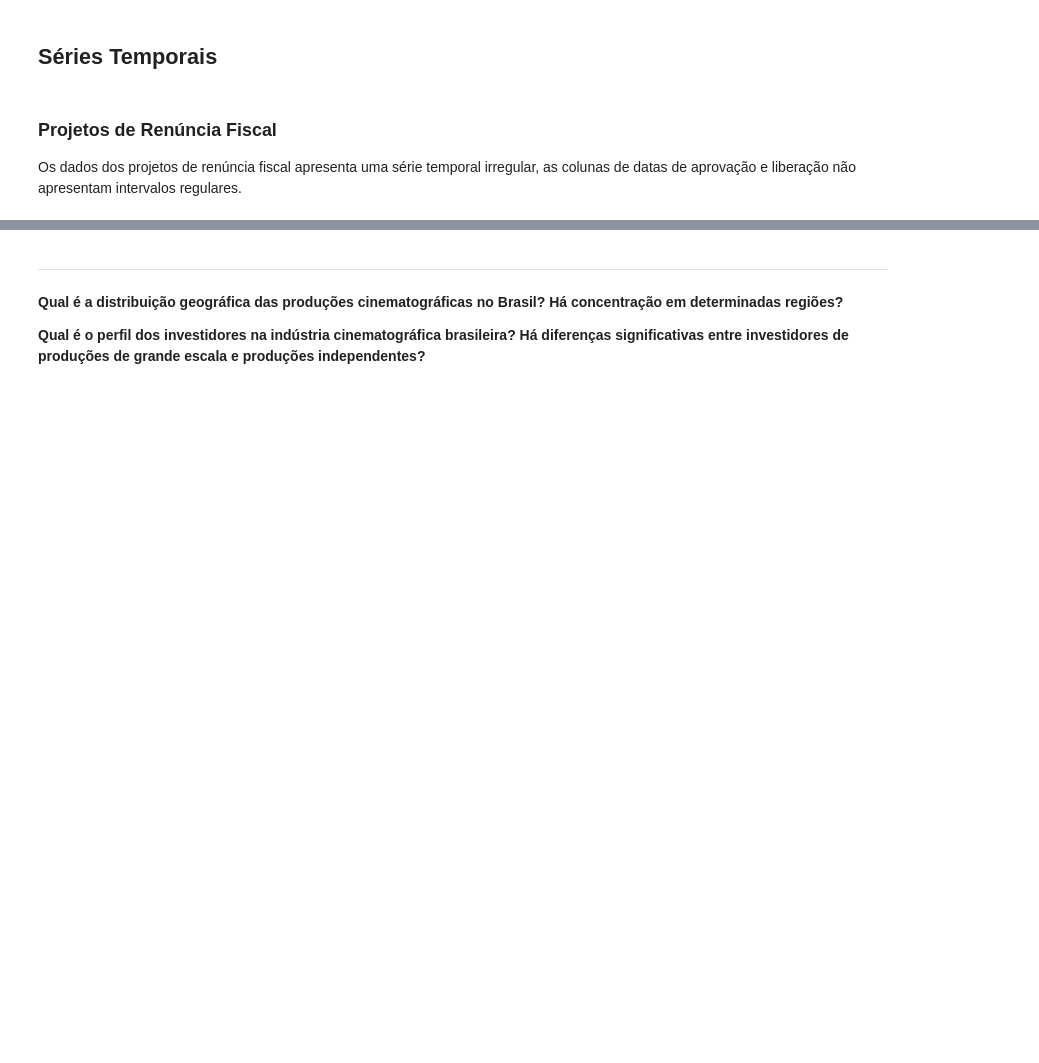
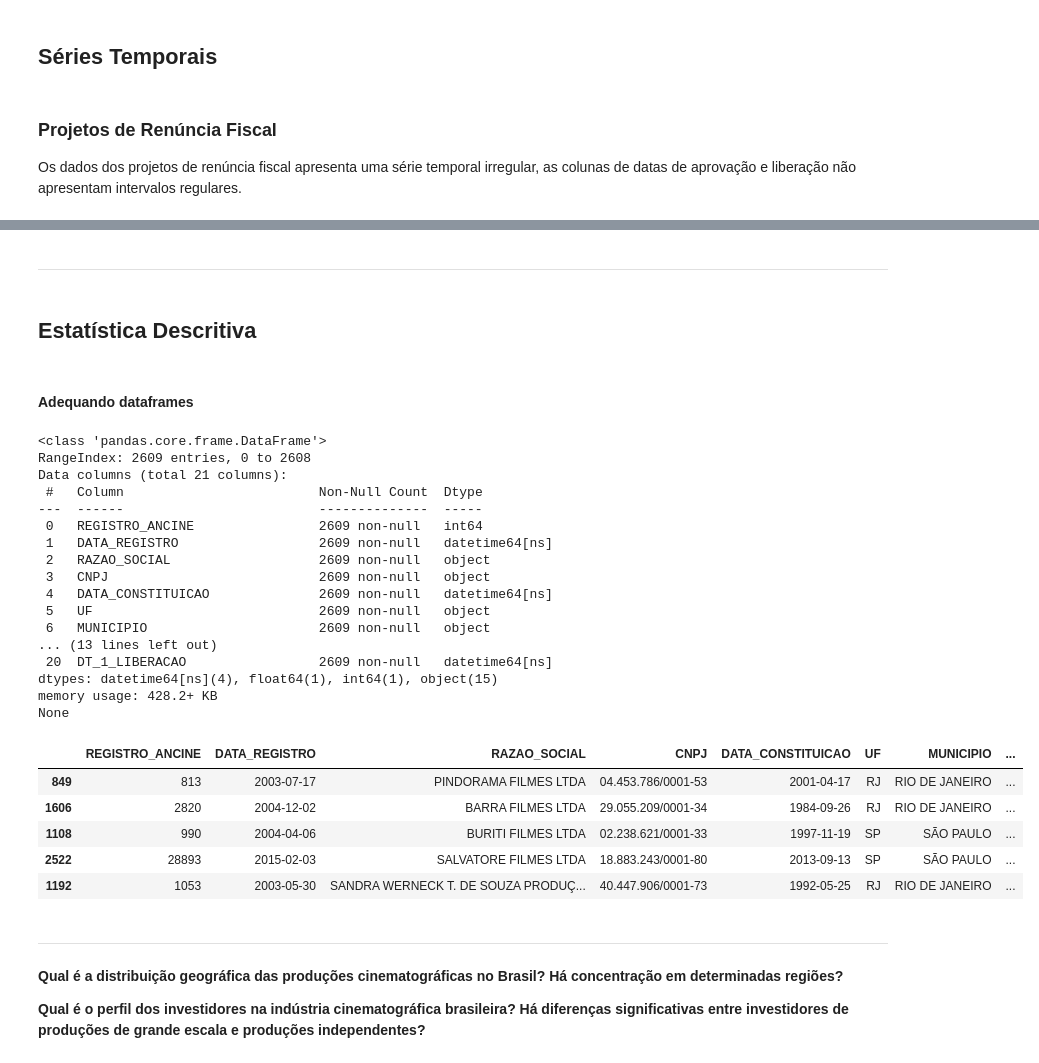
Before and after one commit to fonsecadados/AgenciaNacionalDoCinema_ANCINE, a Jupyter notebook: ANCINE_DesafiosEOportunidades.ipynb, the cells around one changed output, grey strips where cells are left out. Cells and saved outputs as stored; diff of their text form; code cells hidden in the pictures; blank space fills up the shorter version.

```diff
--- a/ANCINE_DesafiosEOportunidades.ipynb
+++ b/ANCINE_DesafiosEOportunidades.ipynb
@@ -821,0 +814,24 @@ grafico_fsa_renuncia_fiscal()
+# %% [markdown]
+---
+# %% [markdown]
+## Estatística Descritiva
+# %% [markdown]
+#### Adequando dataframes
+# %%
+produtoras_proj_renun_fiscal = proj_renuncia_fiscal.copy()
+produtoras_proj_renun_fiscal = agnts_tabela_unificada.merge(produtoras_proj_renun_fiscal, left_on='CNPJ', right_on='CNPJ_PROPONENTE')
+produtoras_proj_renun_fiscal = produtoras_proj_renun_fiscal[['REGISTRO_ANCINE', 'DATA_REGISTRO', 'RAZAO_SOCIAL', 'CNPJ',
+       'DATA_CONSTITUICAO', 'UF', 'MUNICIPIO', 'NATUREZA_JURIDICA',
+       'ATIVIDADE_ECONOMICA', 'CLASSIFICACAO_NIVEL_PRODUTORA', 'TITULO_PROJETO', 'LEI_8313', 'ART1',
+       'ART1A', 'ART3', 'ART3A', 'ART39', 'FUNCINES', 'TOTAL_CAPTADO',
+       'DT_APROVACAO_CAPTACAO', 'DT_1_LIBERACAO']]
+
+
+produtoras_proj_fsa_desembolso = proj_fsa_desembolso.copy()
+produtoras_proj_fsa_desembolso = agnts_tabela_unificada.merge(produtoras_proj_fsa_desembolso, left_on='CNPJ', right_on='CNPJ_PROPONENTE')
+produtoras_proj_fsa_desembolso = produtoras_proj_fsa_desembolso[['REGISTRO_ANCINE', 'DATA_REGISTRO', 'RAZAO_SOCIAL', 'CNPJ',
+       'DATA_CONSTITUICAO', 'UF', 'MUNICIPIO', 'NATUREZA_JURIDICA',
+       'ATIVIDADE_ECONOMICA', 'CLASSIFICACAO_NIVEL_PRODUTORA',
+       'PRODUTORA_INDEPENDENTE', 'TITULO_PROJETO',
+       'CHAMADA_PUBLICA', 'ANO_CHAMADA_PUBLICA', 'RAZAO_SOCIAL_PRODUTORA', 'DT_PUBLICACAO_CONTRATO_DOU',
+       'VL_CONTRATO_DOU', 'DT_PRIMEIRO_DESEMBOLSO', 'VL_TOTAL_LIBERADO']]
@@ -821,0 +842,34 @@ grafico_fsa_renuncia_fiscal()
+# %%
+def perfil_df(df):
+    pd.options.display.max_columns = None
+    print(df.info())
+    return df.sample(5)
+
+
+# perfil_df(produtoras_proj_fsa_desembolso)
+perfil_df(produtoras_proj_renun_fiscal)
+# perfil_df(proj_fsa_desembolso)
+# %% [output]
+<class 'pandas.core.frame.DataFrame'>
+RangeIndex: 2609 entries, 0 to 2608
+Data columns (total 21 columns):
+ #   Column                         Non-Null Count  Dtype
+---  ------                         --------------  -----
+ 0   REGISTRO_ANCINE                2609 non-null   int64
+ 1   DATA_REGISTRO                  2609 non-null   datetime64[ns]
+ 2   RAZAO_SOCIAL                   2609 non-null   object
+ 3   CNPJ                           2609 non-null   object
+ 4   DATA_CONSTITUICAO              2609 non-null   datetime64[ns]
+ 5   UF                             2609 non-null   object
+ 6   MUNICIPIO                      2609 non-null   object
+... (13 lines left out)
+ 20  DT_1_LIBERACAO                 2609 non-null   datetime64[ns]
+dtypes: datetime64[ns](4), float64(1), int64(1), object(15)
+memory usage: 428.2+ KB
+None
+|  | REGISTRO_ANCINE | DATA_REGISTRO | RAZAO_SOCIAL | CNPJ | DATA_CONSTITUICAO | UF | MUNICIPIO | ... |
+| 849 | 813 | 2003-07-17 | PINDORAMA FILMES LTDA | 04.453.786/0001-53 | 2001-04-17 | RJ | RIO DE JANEIRO | ... |
+| 1606 | 2820 | 2004-12-02 | BARRA FILMES LTDA | 29.055.209/0001-34 | 1984-09-26 | RJ | RIO DE JANEIRO | ... |
+| 1108 | 990 | 2004-04-06 | BURITI FILMES LTDA | 02.238.621/0001-33 | 1997-11-19 | SP | SÃO PAULO | ... |
+| 2522 | 28893 | 2015-02-03 | SALVATORE FILMES LTDA | 18.883.243/0001-80 | 2013-09-13 | SP | SÃO PAULO | ... |
+| 1192 | 1053 | 2003-05-30 | SANDRA WERNECK T. DE SOUZA PRODUÇ... | 40.447.906/0001-73 | 1992-05-25 | RJ | RIO DE JANEIRO | ... |
```
Also changed, not shown: parts of 9 cells of this notebook.
